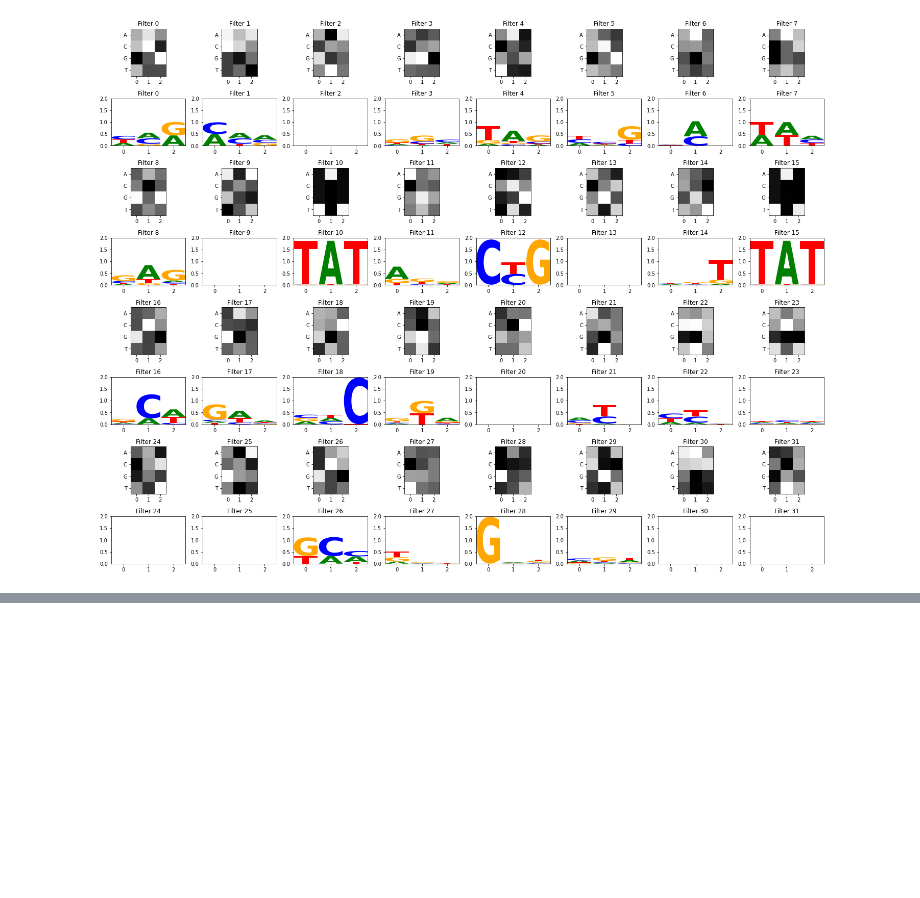
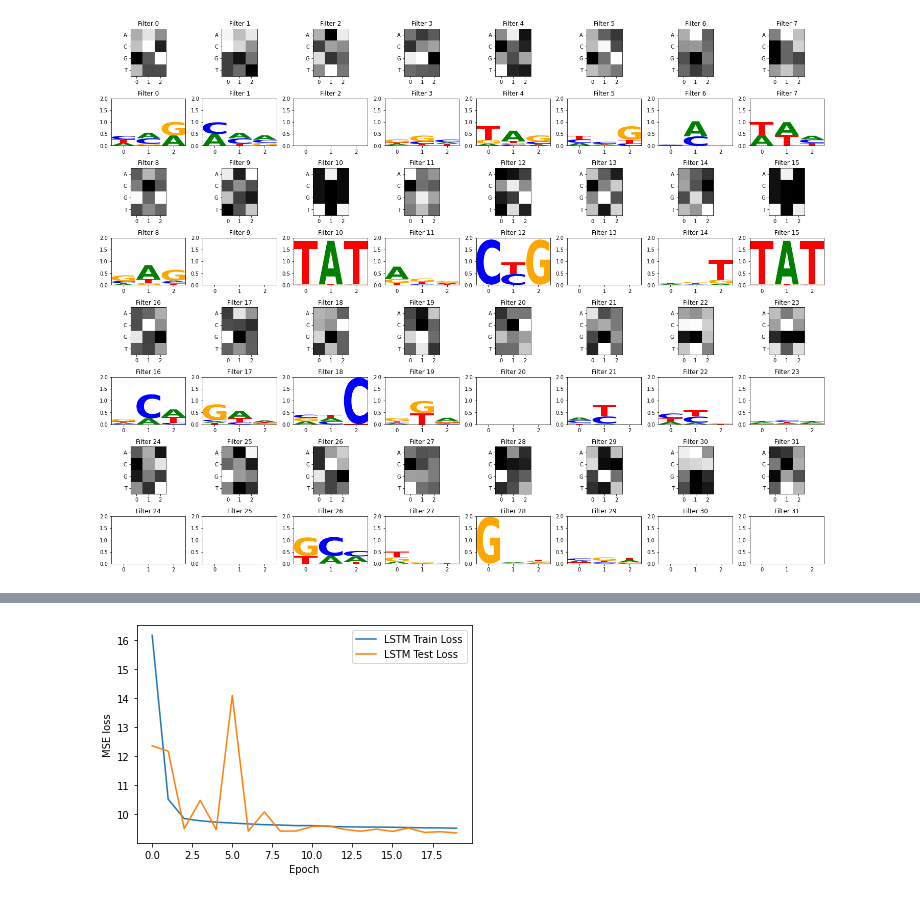
Before and after one commit to erinhwilson/deep-5g-sandbox, a Jupyter notebook: full_synthetic_data_analysis.ipynb, the cells around one changed output, grey strips where cells are left out. Cells and saved outputs as stored; diff of their text form; code cells hidden in the pictures; blank space fills up the shorter version.

Commit message:
adding early LSTM attempts

```diff
--- a/full_synthetic_data_analysis.ipynb
+++ b/full_synthetic_data_analysis.ipynb
@@ -632,0 +699,10 @@ u.view_filters_and_logos(model_weights,filter_activations)
+# %%
+seq_len = len(mer8motif_train_df['seq'].values[0])
+
+mer8motif_model_lstm = DNA_LSTM(seq_len)
+
+# mer8motif_train_losses_cnn, mer8motif_test_losses_cnn = u.run_model(mer8motif_train_dl, mer8motif_test_dl, mer8motif_model_cnn, lr=0.01)
+
+# # to plot loss
+# mer8motif_cnn_data_label = list(zip([mer8motif_train_losses_cnn,mer8motif_test_losses_cnn], ['CNN Train Loss','CNN Test Loss']))
+# u.quick_loss_plot(mer8motif_cnn_data_label)
@@ -632,0 +721,3 @@ u.view_filters_and_logos(model_weights,filter_activations)
+# %%
+mer8motif_train_losses_lstm,\
+mer8motif_test_losses_lstm = u.run_model(mer8motif_train_dl, mer8motif_test_dl, mer8motif_model_lstm, lr=0.01)
@@ -632,0 +745,5 @@ u.view_filters_and_logos(model_weights,filter_activations)
+# %%
+mer8motif_lstm_data_label = list(zip([mer8motif_train_losses_lstm,mer8motif_test_losses_lstm], ['LSTM Train Loss','LSTM Test Loss']))
+u.quick_loss_plot(mer8motif_lstm_data_label)
+# %% [output]
+[figure, added]
```
Also changed, not shown: parts of 7 cells of this notebook.
